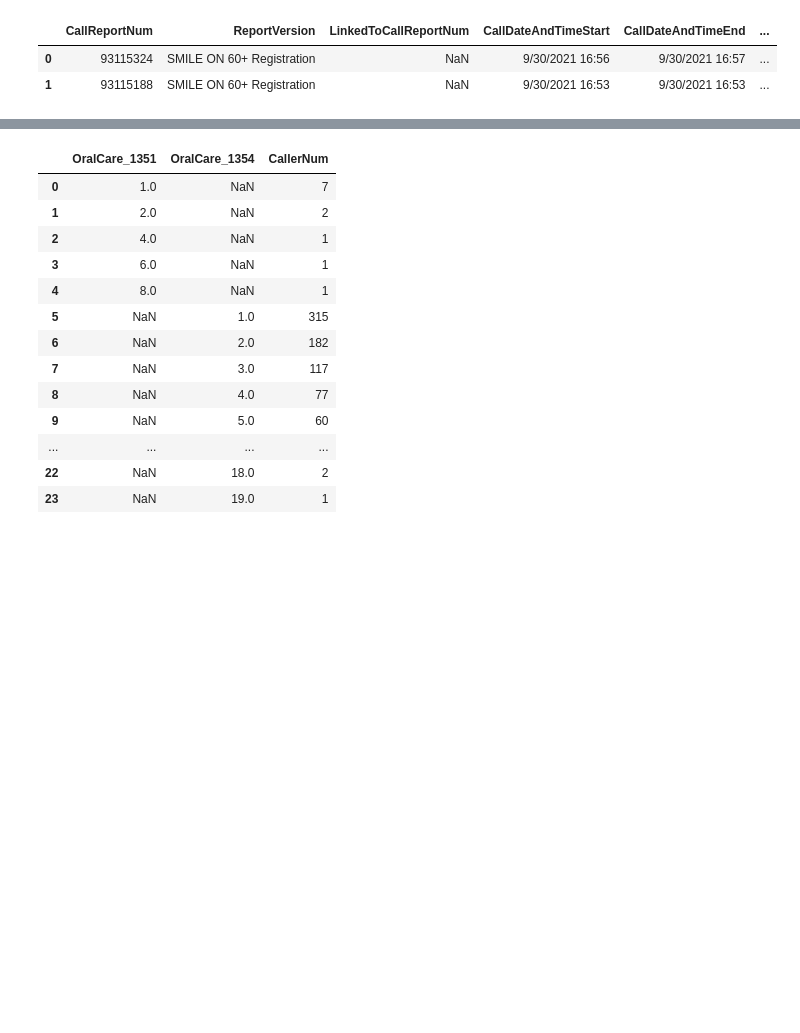
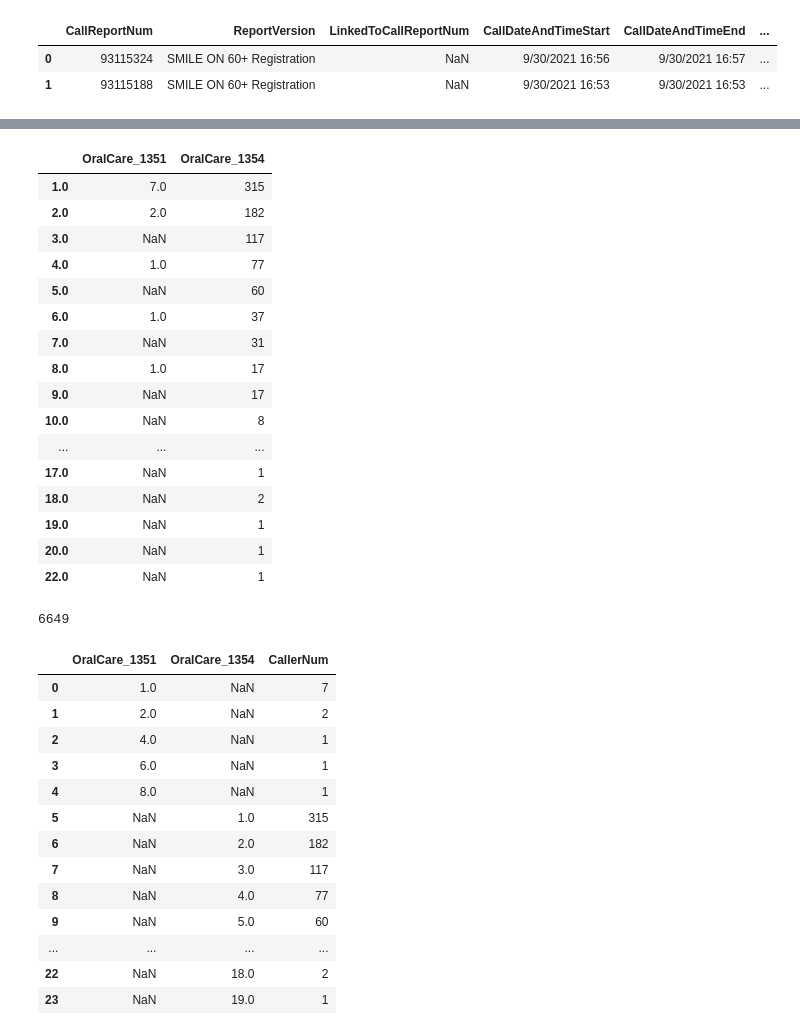
Before and after one commit to Jmiah789/smile-on-get_tootha_choppa, a Jupyter notebook: notebooks/TreatmentPlan.ipynb, the cells around one changed output, grey strips where cells are left out. Saved outputs shown, nothing was run; the diff lists cells and outputs as text; code cells hidden in the pictures; blank space fills up the shorter version.

```diff
--- a/notebooks/TreatmentPlan.ipynb
+++ b/notebooks/TreatmentPlan.ipynb
@@ -20,0 +34,9 @@ oral_care = np.array(oral_care).astype('float32')
+# %%
+group0= smileon['OralCare_230']
+group1 =smileon[['OralCare_1351','OralCare_1354']]
+group2 = smileon[['OralCare_2140','OralCare_2150','OralCare_2160','OralCare_2161','OralCare_230','OralCare_2330','OralCare_2331','OralCare_2332','OralCare_2335','OralCare_2390','OralCare_2391','OralCare_2392','OralCare_2393','OralCare_2394','OralCare_2915','OralCare_2920','OralCare_2933','OralCare_2940','OralCare_2950','OralCare_2954','OralCare_2980']]
+group3 = smileon[['OralCare_3220']]
+group4 = smileon[['OralCare_4341','OralCare_4342']]
+group6 = smileon[['OralCare_6930','OralCare_6980']]
+group7 = smileon[['OralCare_7111','OralCare_7140','OralCare_7210','OralCare_7220','OralCare_7230','OralCare_7240','OralCare_7241','OralCare_7250','OralCare_7261','OralCare_7286','OralCare_7310','OralCare_7311','OralCare_7320','OralCare_7321','OralCare_7410','OralCare_7411','OralCare_7471','OralCare_7510','OralCare_7971','OralCare_7972']]
+group9 = smileon[['OralCare_9110','OralCare_9951']]
@@ -37,9 +46,0 @@ df['Tier'] = np.select(conditions, values)
-# %%
-#group0= smileon['c']
-group1 =smileon.groupby(['OralCare_1351','OralCare_1354'],dropna=False)
-group2 = smileon.groupby(['OralCare_2140','OralCare_2150','OralCare_2160','OralCare_2161','OralCare_230','OralCare_2330','OralCare_2331','OralCare_2332','OralCare_2335','OralCare_2390','OralCare_2391','OralCare_2392','OralCare_2393','OralCare_2394','OralCare_2915','OralCare_2920','OralCare_2933','OralCare_2940','OralCare_2950','OralCare_2954','OralCare_2980'])
-group3 = smileon['OralCare_3220']
-group4 = smileon.groupby(['OralCare_4341','OralCare_4342'])
-group6 = smileon.groupby(['OralCare_6930','OralCare_6980'])
-group7 = smileon.groupby(['OralCare_7111','OralCare_7140','OralCare_7210','OralCare_7220','OralCare_7230','OralCare_7240','OralCare_7241','OralCare_7250','OralCare_7261','OralCare_7286','OralCare_7310','OralCare_7311','OralCare_7320','OralCare_7321','OralCare_7410','OralCare_7411','OralCare_7471','OralCare_7510','OralCare_7971','OralCare_7972'])
-group9 = smileon.groupby(['OralCare_9110','OralCare_9951'])
@@ -46 +71,28 @@ group9 = smileon.groupby(['OralCare_9110','OralCare_9951'])
+# %%
+group1.apply(pd.Series.value_counts)
+# %% [output]
+|  | OralCare_1351 | OralCare_1354 |
+| 1.0 | 7.0 | 315 |
+| 2.0 | 2.0 | 182 |
+| 3.0 | NaN | 117 |
+| 4.0 | 1.0 | 77 |
+| 5.0 | NaN | 60 |
+| 6.0 | 1.0 | 37 |
+| 7.0 | NaN | 31 |
+| 8.0 | 1.0 | 17 |
+| 9.0 | NaN | 17 |
+| 10.0 | NaN | 8 |
+| ... | ... | ... |
+| 17.0 | NaN | 1 |
+| 18.0 | NaN | 2 |
+| 19.0 | NaN | 1 |
+| 20.0 | NaN | 1 |
+| 22.0 | NaN | 1 |
+# %%
+filt_tpd = smileon['TPlan_Was a treatment plan developed?']=='Yes'
+smileon.loc[filt_tpd]['TPlan_Is the treatment plan completed?'].str.contains('Yes').sum()
+
+#'TPlan_Is the treatment plan completed?','TPlan_Was a treatment plan developed?'
+# %% [output]
+6649
 # %%
```
Also changed, not shown: parts of 19 cells of this notebook, 1 other file.
